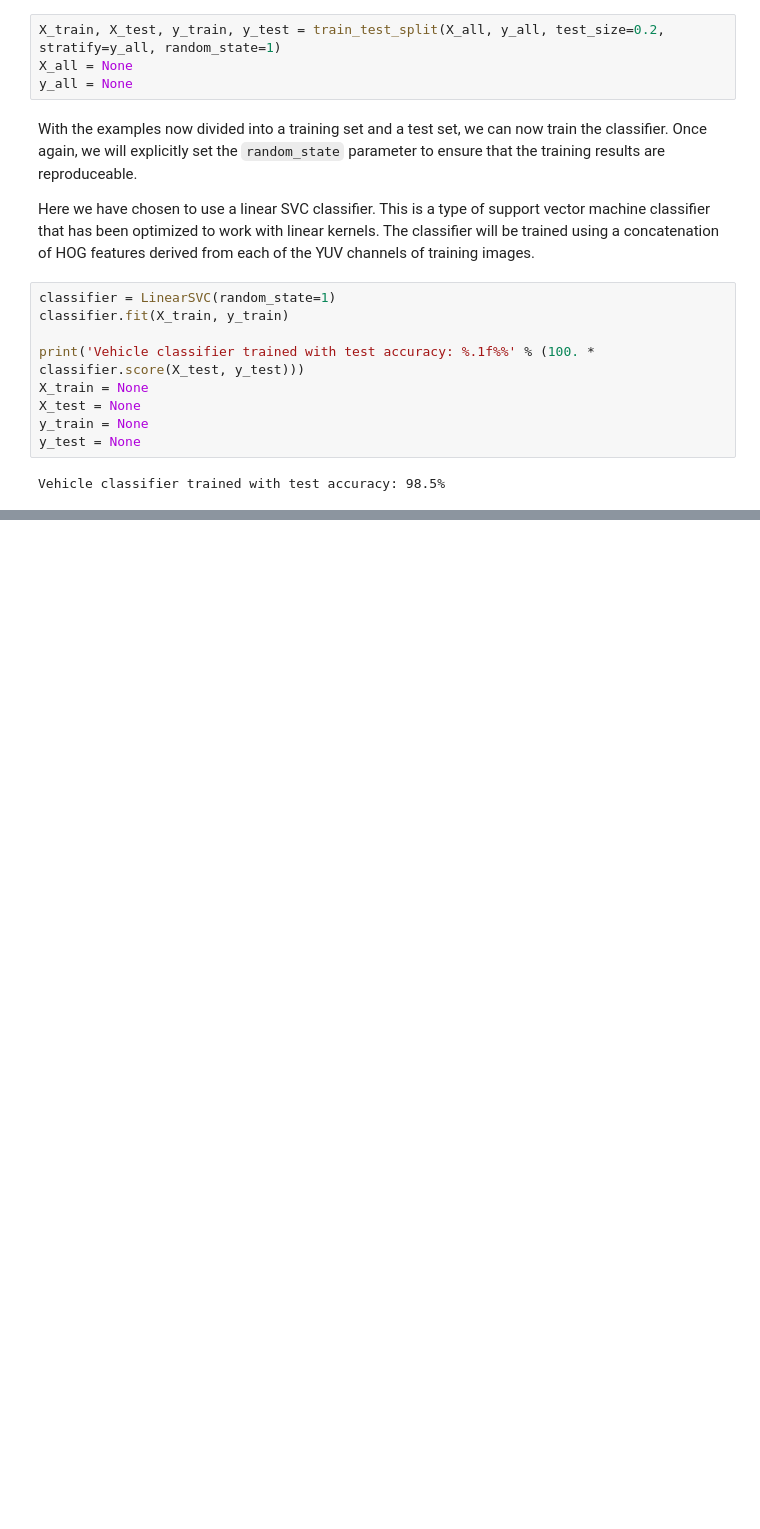
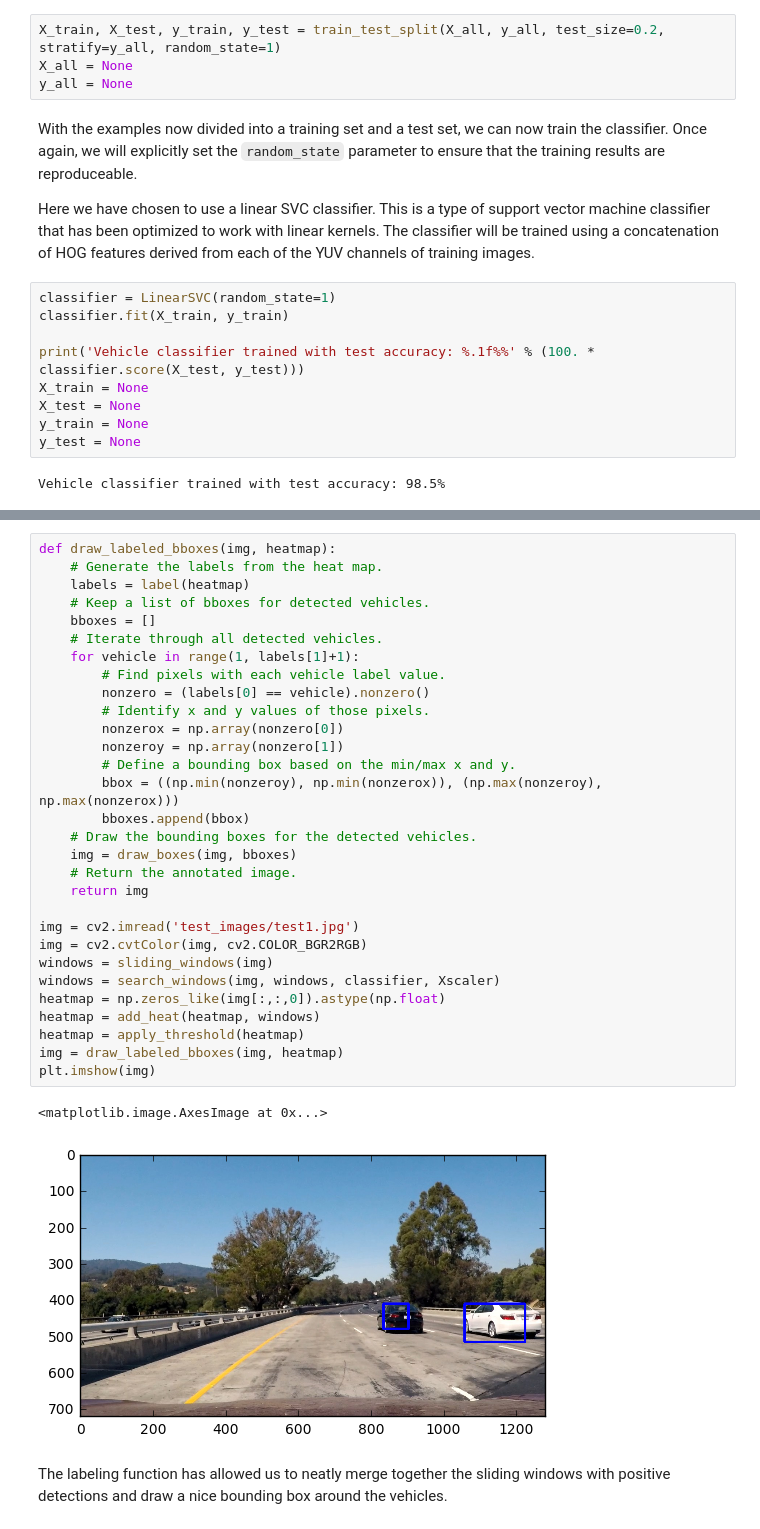
Before and after one commit to rgcottrell/CarND-Vehicle-Detection, a Jupyter notebook: CarND-Vehicle-Detection.ipynb, the cells around one changed output, grey strips where cells are left out. Cells and saved outputs as stored; diff of their text form; blank space fills up the shorter version.

```diff
--- a/CarND-Vehicle-Detection.ipynb
+++ b/CarND-Vehicle-Detection.ipynb
@@ -170,0 +338,35 @@ def pipeline(img):
+# %%
+def draw_labeled_bboxes(img, heatmap):
+    # Generate the labels from the heat map.
+    labels = label(heatmap)
+    # Keep a list of bboxes for detected vehicles.
+    bboxes = []
+    # Iterate through all detected vehicles.
+    for vehicle in range(1, labels[1]+1):
+        # Find pixels with each vehicle label value.
+        nonzero = (labels[0] == vehicle).nonzero()
+        # Identify x and y values of those pixels.
+        nonzerox = np.array(nonzero[0])
+        nonzeroy = np.array(nonzero[1])
+        # Define a bounding box based on the min/max x and y.
+        bbox = ((np.min(nonzeroy), np.min(nonzerox)), (np.max(nonzeroy), np.max(nonzerox)))
+        bboxes.append(bbox)
+    # Draw the bounding boxes for the detected vehicles.
+    img = draw_boxes(img, bboxes)
+    # Return the annotated image.
+    return img
+
+img = cv2.imread('test_images/test1.jpg')
+img = cv2.cvtColor(img, cv2.COLOR_BGR2RGB)
+windows = sliding_windows(img)
+windows = search_windows(img, windows, classifier, Xscaler)
+heatmap = np.zeros_like(img[:,:,0]).astype(np.float)
+heatmap = add_heat(heatmap, windows)
+heatmap = apply_threshold(heatmap)
+img = draw_labeled_bboxes(img, heatmap)
+plt.imshow(img)
+# %% [output]
+<matplotlib.image.AxesImage at 0x...>
+[figure, added]
+# %% [markdown]
+The labeling function has allowed us to neatly merge together the sliding windows with positive detections and draw a nice bounding box around the vehicles.
```
Also changed, not shown: parts of 23 cells of this notebook, 32 other files.
